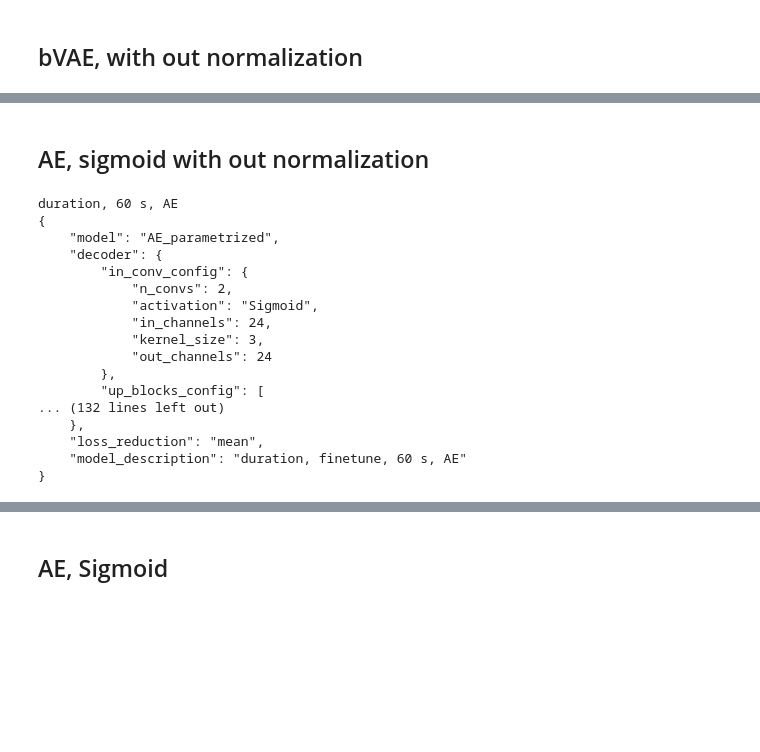
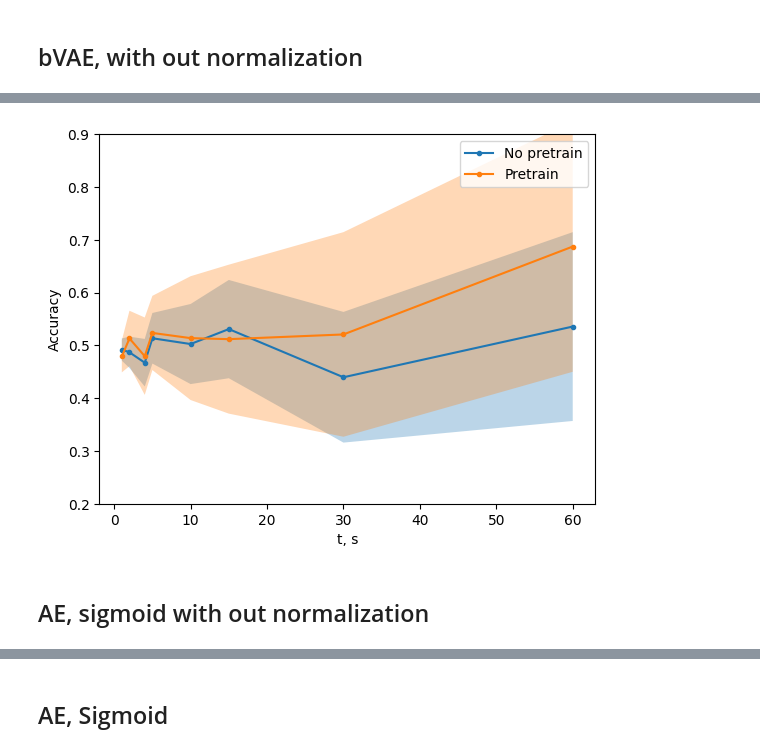
Before and after one commit to dwemer8/Depression_classification_from_EEG, a Jupyter notebook: results_analysis_PR_AUC.ipynb, the cells around one changed output, grey strips where cells are left out. Saved outputs shown, nothing was run; the diff lists cells and outputs as text; code cells hidden in the pictures; blank space fills up the shorter version.

```diff
--- a/results_analysis_PR_AUC.ipynb
+++ b/results_analysis_PR_AUC.ipynb
@@ -250,31 +251,37 @@ plt.savefig('figs/deep_beta_VAE_pretrain.pdf')
+# %%
+runs_df = get_runs("dmitriykornilov_team/EEG_depression_classification-PR-AUC")
+results = []
+
+for idx, run in runs_df.iterrows():
+    description = run['config']['model']['model_description']
+    if ('finetune, duration' in description or 'duration, inhouse_dataset' in description) and 'beta-VAE' in description:
+        results.append({
+            "t": run['config']['dataset']['samples_shape'][1]/128,
+            "accuracy": run['summary']['final']['clf.d.test.accuracy.bs'],
+            "accuracy_se": run['summary']['final']['clf.d.test.accuracy.se.bs'],
+            'pretrain': True if 'finetune, duration' in description else False
+        })
+
+results = pd.DataFrame.from_records(results)
+for idx, df in results.groupby('pretrain'): plot_se(df['t'], df['accuracy'], df['accuracy_se'], label="Pretrain" if idx else "No pretrain")
+plt.xlabel("t, s")
+plt.ylabel("Accuracy")
+plt.ylim((0.2, 0.9))
+# plt.title("final")
+plt.legend()
+plt.savefig('figs/deep_beta_VAE_pretrain.pdf')
+# %% [output]
+[figure, added]
 # %% [markdown]
 ## AE, sigmoid with out normalization
 # %%
-runs_df = get_runs("dmitriykornilov_team/EEG_depression_classification-PR-AUC")
-results = []
+# runs_df = get_runs("dmitriykornilov_team/EEG_depression_classification-PR-AUC")
+# results = []
 
-for idx, run in runs_df.iterrows():
-    if run['config'].get('hash', 0) in ['0x1f03df52', '0x3e9f6a8b'] and run['config']['dataset']['samples_shape'][1]/128 == 60:
-        print(run['config']['model']['model_description'])
-        print(json.dumps(run['config']['model'], indent=4, ensure_ascii=False))
+# for idx, run in runs_df.iterrows():
+#     if run['config'].get('hash', 0) in ['0x1f03df52', '0x3e9f6a8b'] and run['config']['dataset']['samples_shape'][1]/128 == 60:
+#         print(run['config']['model']['model_description'])
+#         print(json.dumps(run['config']['model'], indent=4, ensure_ascii=False))
-# %% [output]
-duration, 60 s, AE
-{
-    "model": "AE_parametrized",
-    "decoder": {
-        "in_conv_config": {
-            "n_convs": 2,
-            "activation": "Sigmoid",
-            "in_channels": 24,
-            "kernel_size": 3,
-            "out_channels": 24
-        },
-        "up_blocks_config": [
-... (132 lines left out)
-    },
-    "loss_reduction": "mean",
-    "model_description": "duration, finetune, 60 s, AE"
-}
 # %%
 runs_df = get_runs("dmitriykornilov_team/EEG_depression_classification-PR-AUC")
 results = []
```
Also changed, not shown: parts of 4 cells of this notebook, 7 other files.
